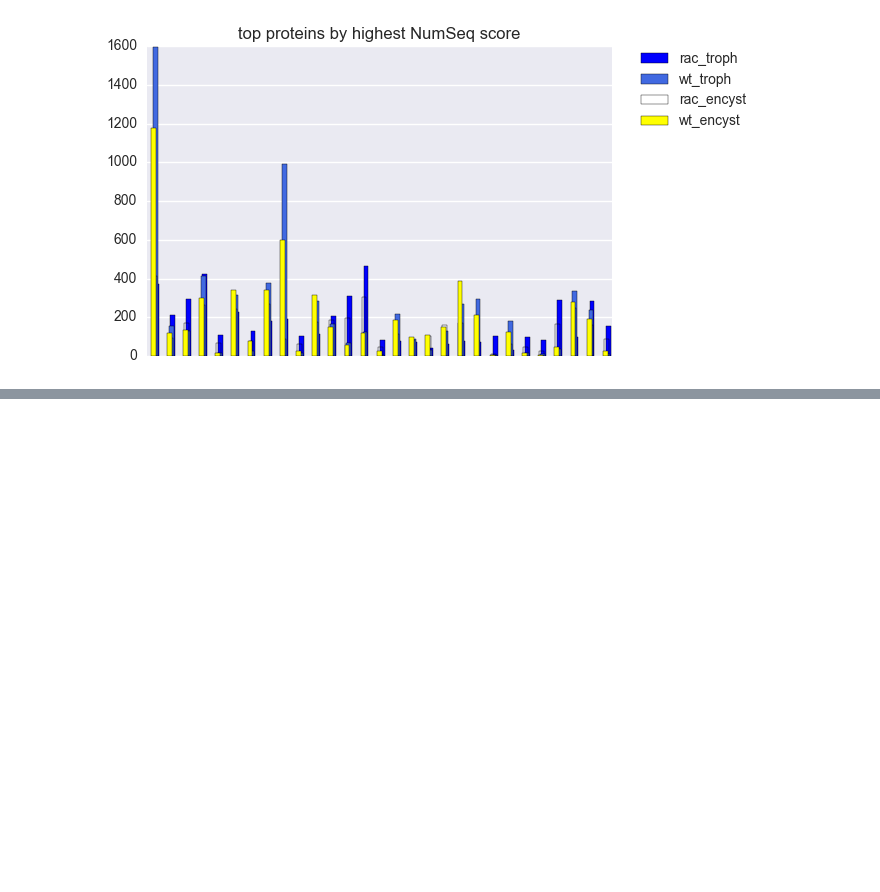
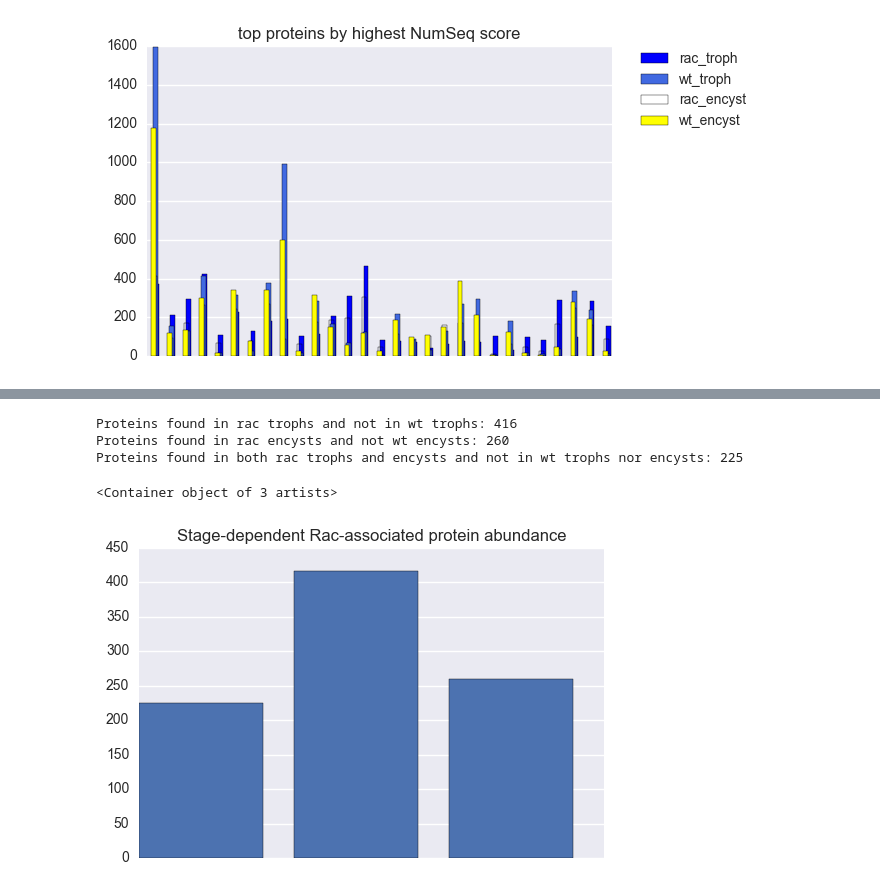
Before and after one commit to atpased/Giardia-encystation-Rac-interactors-, a Jupyter notebook: Giardia.ipynb, the cells around one changed output, grey strips where cells are left out. Drawn from its saved outputs; the diff is of its cells as text; code cells hidden in the pictures; blank space fills up the shorter version.

Commit message:
stage-dependent Rac-associated protein abundance
new simple bar chart

```diff
--- a/Giardia.ipynb
+++ b/Giardia.ipynb
@@ -94,11 +94,16 @@ pylab.savefig('numseq_.png', bbox_inches='tight')
 #writes Fasta ID column to csv file for upload at Giardiadb.org
 sig_data['Fasta ID'].to_csv('Rac_Interactors_by_NumSeq.fasta')
 sig_data = sig_data.copy()
-sig_data.loc[:,'rac-wt_troph'] = sig_data['rac_troph'] - sig_data['wt_troph']
-sig_data.loc[:,'rac-wt_encyst'] = sig_data['rac_encyst'] - sig_data['wt_encyst']
+sig_data.loc[:,'rac_wt_troph'] = sig_data['rac_troph'] - sig_data['wt_troph']
+sig_data.loc[:,'rac_wt_encyst'] = sig_data['rac_encyst'] - sig_data['wt_encyst']
+sig_data.loc[:,'rac_div_wt_troph'] = sig_data['rac_troph'] / sig_data['wt_troph']
+sig_data.loc[:,'rac_div_wt_encyst'] = sig_data['rac_encyst'] / sig_data['wt_encyst']
 
-troph_prot_by_dif = sig_data.sort_values(by = 'rac-wt_troph', ascending = False)
-encyst_prot_by_dif = sig_data.sort_values(by = 'rac-wt_encyst', ascending = False)
+troph_prot_by_dif = sig_data.sort_values(by = 'rac_wt_troph', ascending = False)
+encyst_prot_by_dif = sig_data.sort_values(by = 'rac_wt_encyst', ascending = False)
+
+troph_prot_div = sig_data.sort_values(by = 'rac_div_wt_troph', ascending = False)
+encyst_prot_div = sig_data.sort_values(by = 'rac_div_wt_encyst', ascending = False)
 
 troph_prot_by_dif['Fasta ID'].to_csv('Rac_Interactors_troph_dif.fasta', index = False)
 encyst_prot_by_dif['Fasta ID'].to_csv('Rac_Interactors_encyst_dif.fasta')
@@ -107,0 +159,25 @@ protein_data = pd.read_csv('GeneByLocusTag_Summary.txt', sep = '\t')
+# %%
+both_no_wt = len(encyst_prot_by_dif[(encyst_prot_by_dif.rac_encyst > 0) & (encyst_prot_by_dif.wt_encyst == 0) & (encyst_prot_by_dif.rac_troph > 0) & (encyst_prot_by_dif.wt_troph == 0)])
+just_rac_troph = len(troph_prot_by_dif[(troph_prot_by_dif.rac_troph > 0) & (troph_prot_by_dif.wt_troph == 0)])
+just_rac_encyst = len(encyst_prot_by_dif[(encyst_prot_by_dif.rac_encyst > 0) & (encyst_prot_by_dif.wt_encyst == 0)])
+print('Proteins found in rac trophs and not in wt trophs:', just_rac_troph)
+print('Proteins found in rac encysts and not wt encysts:', just_rac_encyst)
+print('Proteins found in both rac trophs and encysts and not in wt trophs nor encysts:', both_no_wt)
+# %% [output]
+Proteins found in rac trophs and not in wt trophs: 416
+Proteins found in rac encysts and not wt encysts: 260
+Proteins found in both rac trophs and encysts and not in wt trophs nor encysts: 225
+# %%
+#Proteins found bar chart
+stats = np.array([both_no_wt,just_rac_troph,just_rac_encyst])
+
+fig = plt.figure()
+
+ax3 = fig.add_subplot(111)
+ax3.set_title('Stage-dependent Rac-associated protein abundance')
+x_axis = ax3.axes.get_xaxis()
+x_axis.set_visible(False)
+plt.bar([1,2,3],stats)
+# %% [output]
+<Container object of 3 artists>
+[figure, added]
```
Also changed, not shown: parts of 4 cells of this notebook, 1 other file.
